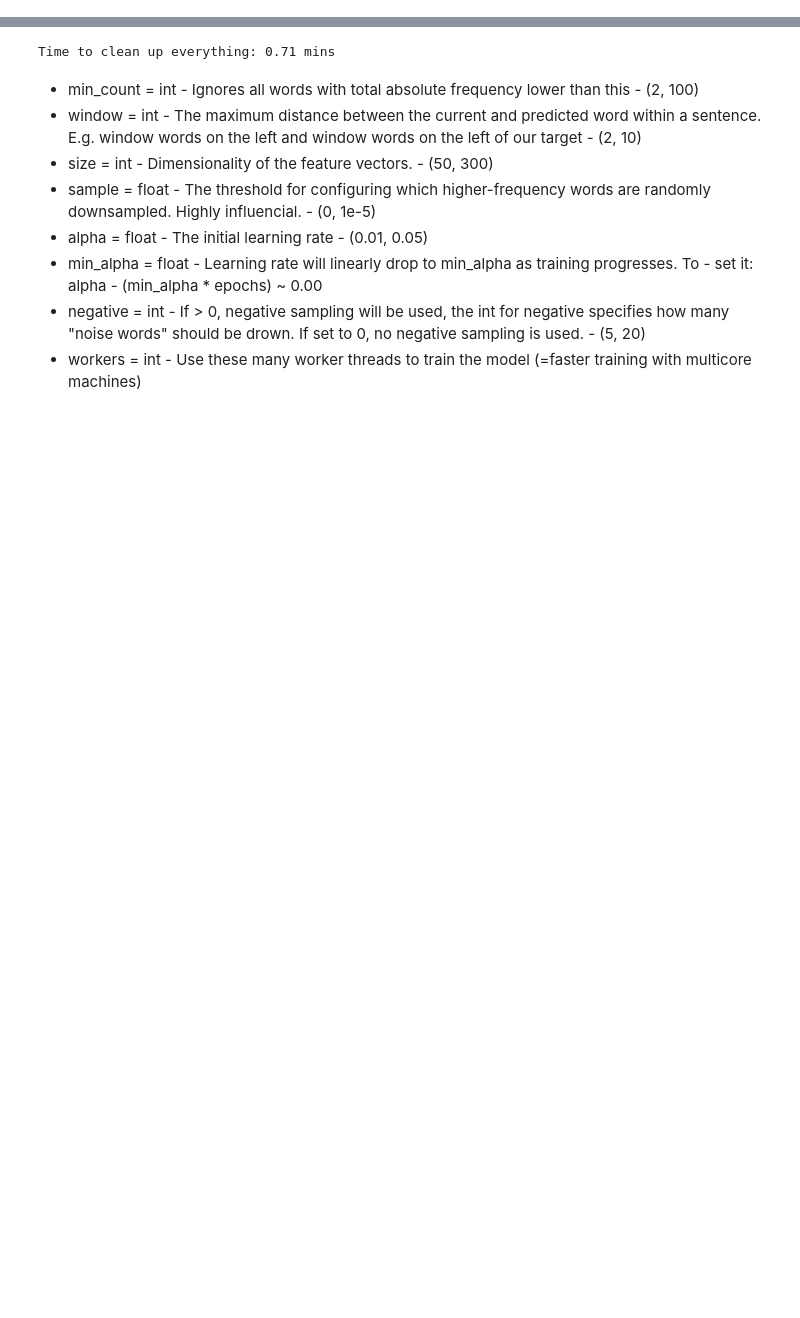
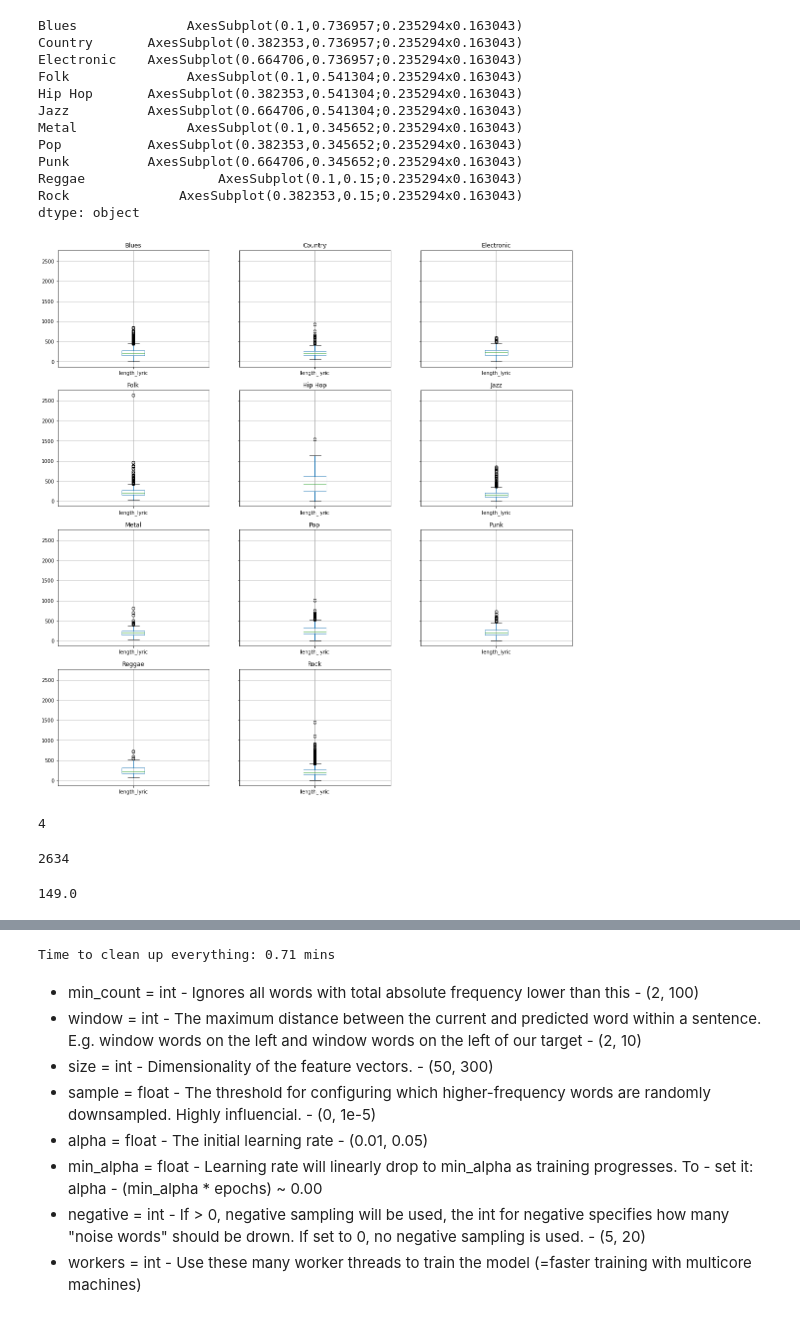
Before and after one commit to otakbeku/nlpstei, a Jupyter notebook: models/spotify_lyrics.ipynb, the cells around one changed output, grey strips where cells are left out. Drawn from its saved outputs; the diff is of its cells as text; code cells hidden in the pictures; blank space fills up the shorter version.

```diff
--- a/models/spotify_lyrics.ipynb
+++ b/models/spotify_lyrics.ipynb
@@ -84,3 +134,32 @@ Name: song_name, dtype: int64
+# %%
+lyrics.groupby('closest_genre').boxplot(figsize=(18,20))
+# %% [output]
+Blues              AxesSubplot(0.1,0.736957;0.235294x0.163043)
+Country       AxesSubplot(0.382353,0.736957;0.235294x0.163043)
+Electronic    AxesSubplot(0.664706,0.736957;0.235294x0.163043)
+Folk               AxesSubplot(0.1,0.541304;0.235294x0.163043)
+Hip Hop       AxesSubplot(0.382353,0.541304;0.235294x0.163043)
+Jazz          AxesSubplot(0.664706,0.541304;0.235294x0.163043)
+Metal              AxesSubplot(0.1,0.345652;0.235294x0.163043)
+Pop           AxesSubplot(0.382353,0.345652;0.235294x0.163043)
+Punk          AxesSubplot(0.664706,0.345652;0.235294x0.163043)
+Reggae                 AxesSubplot(0.1,0.15;0.235294x0.163043)
+Rock              AxesSubplot(0.382353,0.15;0.235294x0.163043)
+dtype: object
+[figure, added]
 # %%
-lyrics['length_lyric'] = lyrics.lyric.apply(lambda x: len(x.split()))
+min_sentence_length = lyrics.lyric.apply(lambda x: x.split()).apply(len).min()
+min_sentence_length
+# %% [output]
+4
+# %%
+max_sentence_length = lyrics.lyric.apply(lambda x: x.split()).apply(len).max()
+max_sentence_length
+# %% [output]
+2634
+# %%
+lyrics_length_threshold = lyrics.lyric.apply(lambda x: x.split()).apply(len).quantile(0.25)
+lyrics_length_threshold
+# %% [output]
+149.0
 # %%
```
Also changed, not shown: parts of 63 cells of this notebook, 4 other files.
